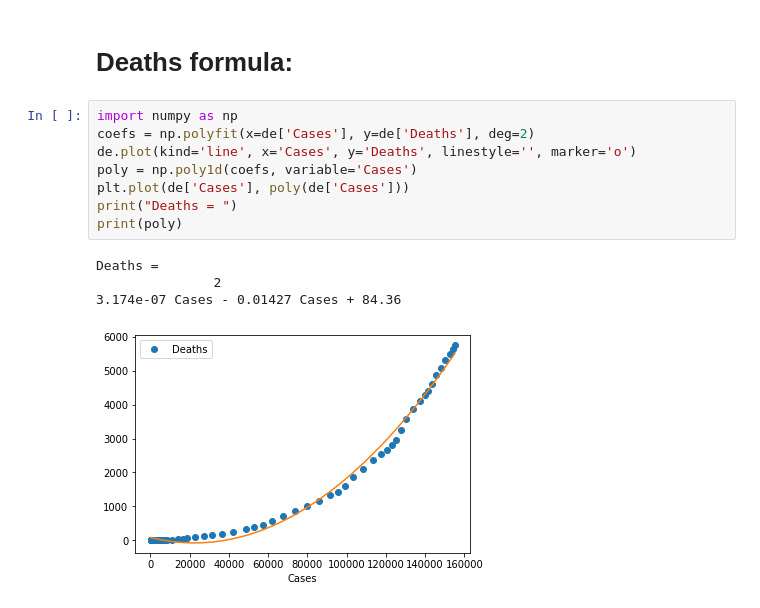
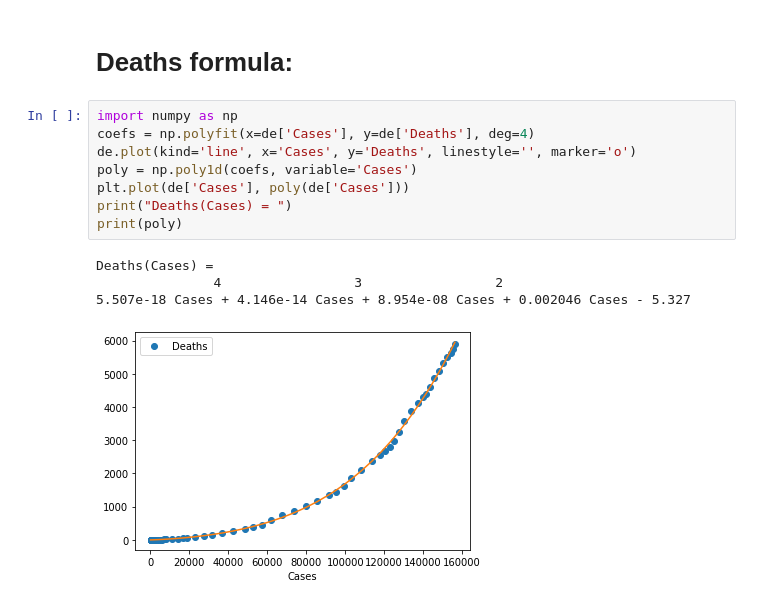
Before and after one commit to pschwede/covid19plots, a Jupyter notebook: scatter_matrix.ipynb, the cells around one changed output. Saved outputs shown, nothing was run; the diff lists cells and outputs as text.

```diff
--- a/scatter_matrix.ipynb
+++ b/scatter_matrix.ipynb
@@ -35,14 +35,14 @@ corr.style.background_gradient(cmap='Blues')
 # Deaths formula:
 # %%
 import numpy as np
-coefs = np.polyfit(x=de['Cases'], y=de['Deaths'], deg=2)
+coefs = np.polyfit(x=de['Cases'], y=de['Deaths'], deg=4)
 de.plot(kind='line', x='Cases', y='Deaths', linestyle='', marker='o')
 poly = np.poly1d(coefs, variable='Cases')
 plt.plot(de['Cases'], poly(de['Cases']))
-print("Deaths = ")
+print("Deaths(Cases) = ")
 print(poly)
 # %% [output]
-Deaths =
-               2
-3.174e-07 Cases - 0.01427 Cases + 84.36
+Deaths(Cases) =
+               4                 3                 2
+5.507e-18 Cases + 4.146e-14 Cases + 8.954e-08 Cases + 0.002046 Cases - 5.327
-[figure, old version]
+[figure, new version]
```
Also changed, not shown: parts of 4 cells of this notebook, 1 other file.
